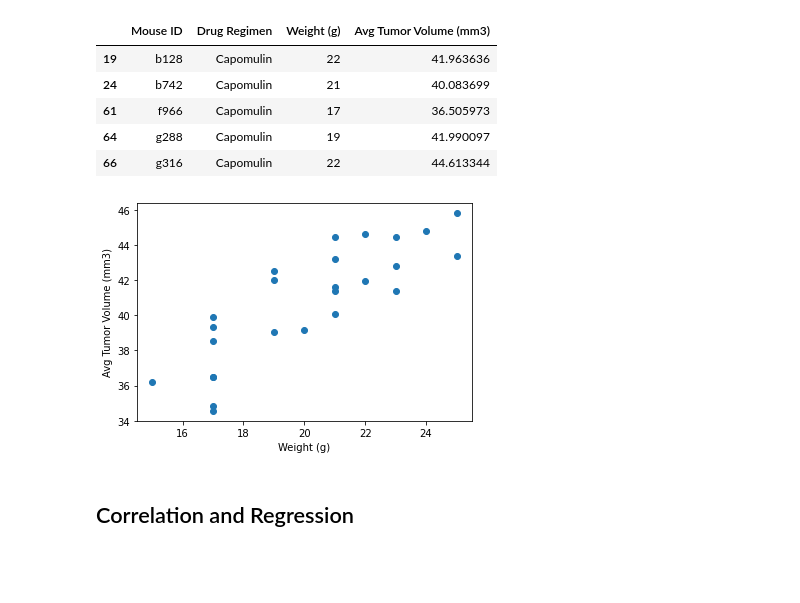
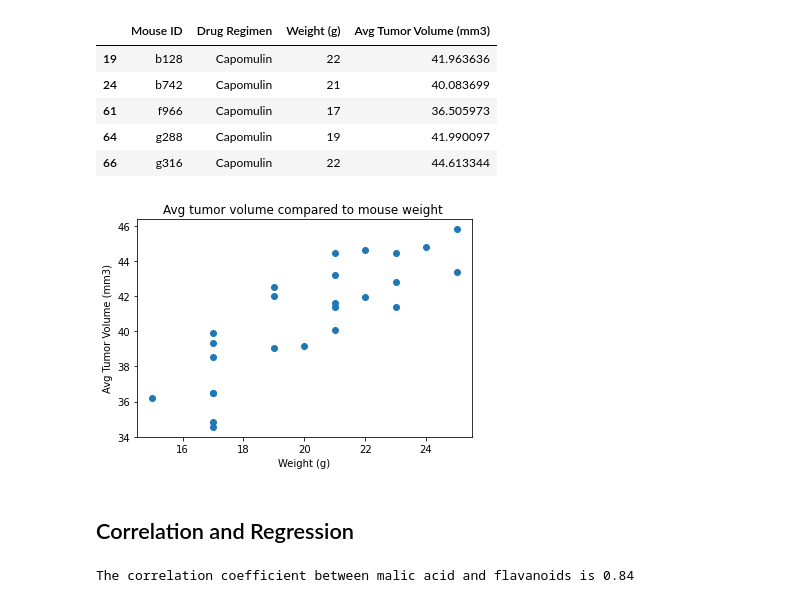
Before and after one commit to hamiltojogo/pymaceutical_tumor_treatment_analysis, a Jupyter notebook: pymaceuticals_starter.ipynb, the cells around one changed output. Cells and saved outputs as stored; diff of their text form; code cells hidden in the pictures; blank space fills up the shorter version.

```diff
--- a/pymaceuticals_starter.ipynb
+++ b/pymaceuticals_starter.ipynb
@@ -351,12 +352,20 @@ campulin.head()
 # %%
 plt.scatter(campulin['Weight (g)'], campulin['Avg Tumor Volume (mm3)'])
 plt.xlabel('Weight (g)')
 plt.ylabel('Avg Tumor Volume (mm3)')
+plt.title( 'Avg tumor volume compared to mouse weight ')
 plt.show()
 # %% [output]
-[figure, old version]
+[figure, new version]
 # %% [markdown]
 ## Correlation and Regression
 # %%
 # Calculate the correlation coefficient and linear regression model
 # for mouse weight and average tumor volume for the Capomulin regimen
+weight = campulin['Weight (g)']
+vol = campulin['Avg Tumor Volume (mm3)']
+
+
+print(f"The correlation coefficient between malic acid and flavanoids is {round(st.pearsonr(weight,vol)[0],2)}")
+# %% [output]
+The correlation coefficient between malic acid and flavanoids is 0.84
```
Also changed, not shown: parts of 4 cells of this notebook.
